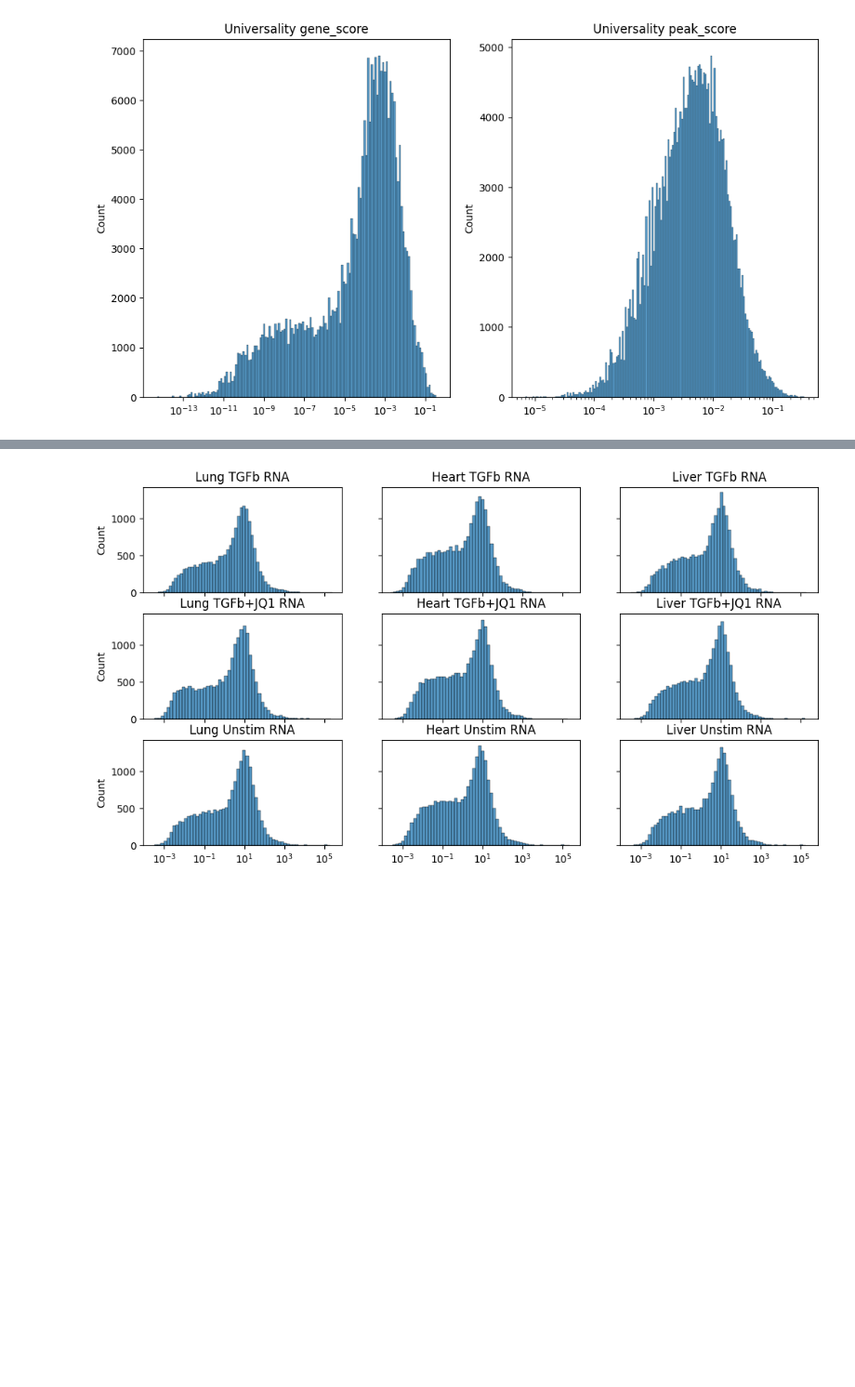
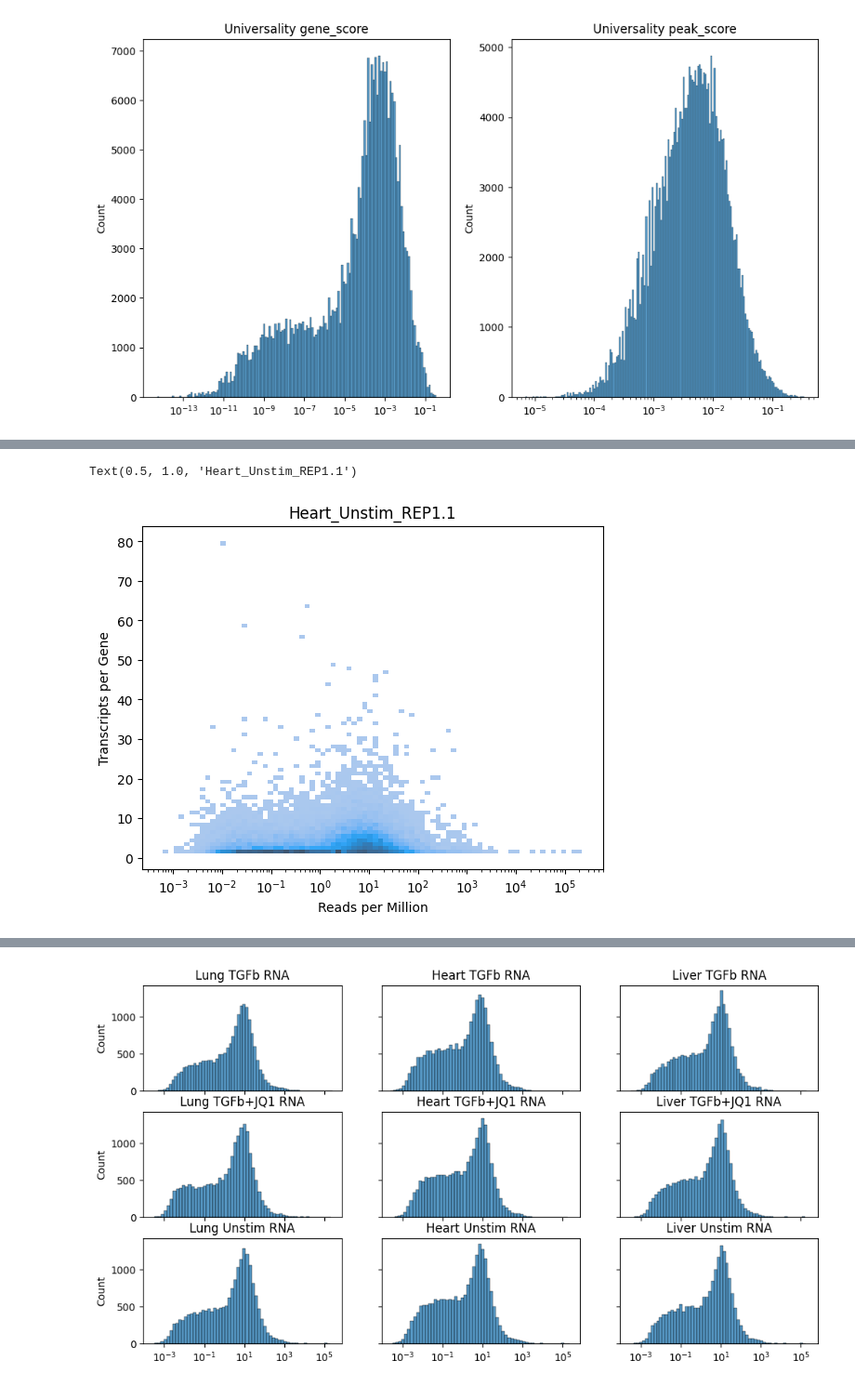
Before and after one commit to pawelab/OrganConditionalFibrosis, a Jupyter notebook: investigate_scores.ipynb, the cells around one changed output, grey strips where cells are left out. Shown at 93% size. Drawn from its saved outputs; the diff is of its cells as text; code cells hidden in the pictures; blank space fills up the shorter version.

```diff
--- a/investigate_scores.ipynb
+++ b/investigate_scores.ipynb
@@ -47,0 +87,8 @@ for (col, ax) in zip(universality_df.columns, axs.flatten(order='F')):
+# %%
+sns.histplot(x = rna_raw_df['Heart_Unstim_REP1.1'][rna_raw_df['Heart_Unstim_REP1.1'] > 0], y = transcripts_per_gene[rna_raw_df['Heart_Unstim_REP1.1'] > 0], log_scale=(True, False), bins=80, legend=None)
+plt.xlabel("Reads per Million")
+plt.ylabel("Transcripts per Gene")
+plt.title('Heart_Unstim_REP1.1')
+# %% [output]
+Text(0.5, 1.0, 'Heart_Unstim_REP1.1')
+[figure, added]
```
Also changed, not shown: parts of 7 cells of this notebook.
